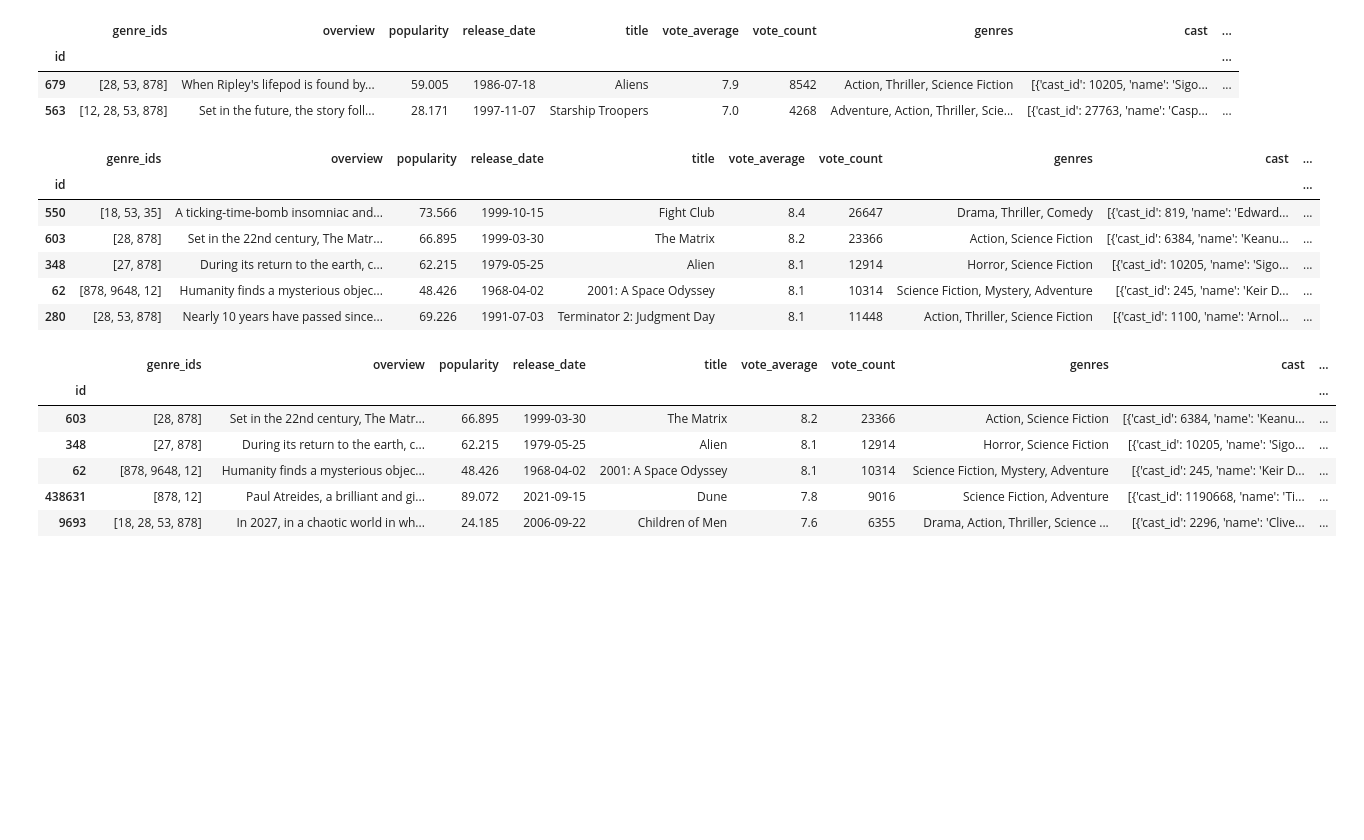
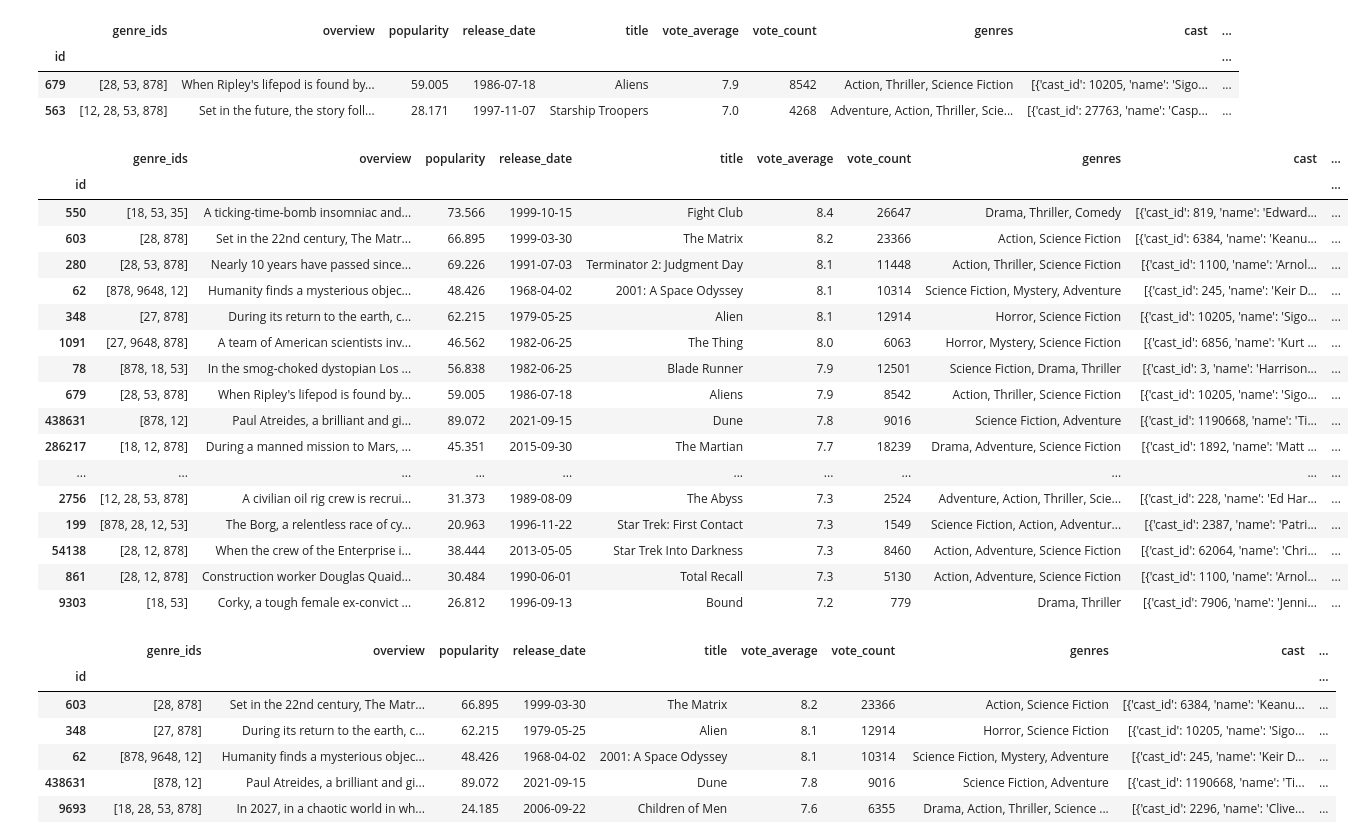
Before and after one commit to fadeeva/normal_projects, a Jupyter notebook: Popular_10000_movies_listed_on_TMDb/prsnt.ipynb, the cells around one changed output. Cells and saved outputs as stored; diff of their text form; code cells hidden in the pictures; blank space fills up the shorter version.

```diff
--- a/Popular_10000_movies_listed_on_TMDb/prsnt.ipynb
+++ b/Popular_10000_movies_listed_on_TMDb/prsnt.ipynb
@@ -740,7 +739,8 @@ class IWantToWatchSomethingLike:
         self.MIN_POPULARITY = MIN_POPULARITY
         self.MIN_RATING = self.get_rating_from_like_movies()
 
-        self.similar_movies = self.get_similar_movies()
+#         self.similar_movies = self.get_similar_movies()
+        self.similar_movies = movies_df.copy()
 
         self.vectors = Vectors_CS(self.like_df, self.similar_movies)
 
@@ -766,7 +766,7 @@ class IWantToWatchSomethingLike:
     def convert_like_info_into_df(self)->pd.DataFrame:
         return movies_df[movies_df['title'].isin(self.like)]
 
-    def show_what_i_like(self)->pd.DataFrame:
+    def show_me_what_i_like(self)->pd.DataFrame:
         return self.like_df
 
     def show_more_similar(self, amount=10, sorted_by='vote_average')->pd.DataFrame:
@@ -784,15 +784,26 @@ what_to_watch.show_what_i_like()
 | 679 | [28, 53, 878] | When Ripley's lifepod is found by... | 59.005 | 1986-07-18 | Aliens | 7.9 | 8542 | Action, Thriller, Science Fiction | [{'cast_id': 10205, 'name': 'Sigo... | ... |
 | 563 | [12, 28, 53, 878] | Set in the future, the story foll... | 28.171 | 1997-11-07 | Starship Troopers | 7.0 | 4268 | Adventure, Action, Thriller, Scie... | [{'cast_id': 27763, 'name': 'Casp... | ... |
 # %%
-what_to_watch.show_recommendation(sorted_by='vote_average', amount=5)
+what_to_watch.show_recommendation(sorted_by='vote_average', amount=25)
 # %% [output]
 |  | genre_ids | overview | popularity | release_date | title | vote_average | vote_count | genres | cast | ... |
 | id |  |  |  |  |  |  |  |  |  | ... |
 | 550 | [18, 53, 35] | A ticking-time-bomb insomniac and... | 73.566 | 1999-10-15 | Fight Club | 8.4 | 26647 | Drama, Thriller, Comedy | [{'cast_id': 819, 'name': 'Edward... | ... |
 | 603 | [28, 878] | Set in the 22nd century, The Matr... | 66.895 | 1999-03-30 | The Matrix | 8.2 | 23366 | Action, Science Fiction | [{'cast_id': 6384, 'name': 'Keanu... | ... |
+| 280 | [28, 53, 878] | Nearly 10 years have passed since... | 69.226 | 1991-07-03 | Terminator 2: Judgment Day | 8.1 | 11448 | Action, Thriller, Science Fiction | [{'cast_id': 1100, 'name': 'Arnol... | ... |
+| 62 | [878, 9648, 12] | Humanity finds a mysterious objec... | 48.426 | 1968-04-02 | 2001: A Space Odyssey | 8.1 | 10314 | Science Fiction, Mystery, Adventure | [{'cast_id': 245, 'name': 'Keir D... | ... |
 | 348 | [27, 878] | During its return to the earth, c... | 62.215 | 1979-05-25 | Alien | 8.1 | 12914 | Horror, Science Fiction | [{'cast_id': 10205, 'name': 'Sigo... | ... |
-| 62 | [878, 9648, 12] | Humanity finds a mysterious objec... | 48.426 | 1968-04-02 | 2001: A Space Odyssey | 8.1 | 10314 | Science Fiction, Mystery, Adventure | [{'cast_id': 245, 'name': 'Keir D... | ... |
-| 280 | [28, 53, 878] | Nearly 10 years have passed since... | 69.226 | 1991-07-03 | Terminator 2: Judgment Day | 8.1 | 11448 | Action, Thriller, Science Fiction | [{'cast_id': 1100, 'name': 'Arnol... | ... |
+| 1091 | [27, 9648, 878] | A team of American scientists inv... | 46.562 | 1982-06-25 | The Thing | 8.0 | 6063 | Horror, Mystery, Science Fiction | [{'cast_id': 6856, 'name': 'Kurt ... | ... |
+| 78 | [878, 18, 53] | In the smog-choked dystopian Los ... | 56.838 | 1982-06-25 | Blade Runner | 7.9 | 12501 | Science Fiction, Drama, Thriller | [{'cast_id': 3, 'name': 'Harrison... | ... |
+| 679 | [28, 53, 878] | When Ripley's lifepod is found by... | 59.005 | 1986-07-18 | Aliens | 7.9 | 8542 | Action, Thriller, Science Fiction | [{'cast_id': 10205, 'name': 'Sigo... | ... |
+| 438631 | [878, 12] | Paul Atreides, a brilliant and gi... | 89.072 | 2021-09-15 | Dune | 7.8 | 9016 | Science Fiction, Adventure | [{'cast_id': 1190668, 'name': 'Ti... | ... |
+| 286217 | [18, 12, 878] | During a manned mission to Mars, ... | 45.351 | 2015-09-30 | The Martian | 7.7 | 18239 | Drama, Adventure, Science Fiction | [{'cast_id': 1892, 'name': 'Matt ... | ... |
+| ... | ... | ... | ... | ... | ... | ... | ... | ... | ... | ... |
+| 2756 | [12, 28, 53, 878] | A civilian oil rig crew is recrui... | 31.373 | 1989-08-09 | The Abyss | 7.3 | 2524 | Adventure, Action, Thriller, Scie... | [{'cast_id': 228, 'name': 'Ed Har... | ... |
+| 199 | [878, 28, 12, 53] | The Borg, a relentless race of cy... | 20.963 | 1996-11-22 | Star Trek: First Contact | 7.3 | 1549 | Science Fiction, Action, Adventur... | [{'cast_id': 2387, 'name': 'Patri... | ... |
+| 54138 | [28, 12, 878] | When the crew of the Enterprise i... | 38.444 | 2013-05-05 | Star Trek Into Darkness | 7.3 | 8460 | Action, Adventure, Science Fiction | [{'cast_id': 62064, 'name': 'Chri... | ... |
+| 861 | [28, 12, 878] | Construction worker Douglas Quaid... | 30.484 | 1990-06-01 | Total Recall | 7.3 | 5130 | Action, Adventure, Science Fiction | [{'cast_id': 1100, 'name': 'Arnol... | ... |
+| 9303 | [18, 53] | Corky, a tough female ex-convict ... | 26.812 | 1996-09-13 | Bound | 7.2 | 779 | Drama, Thriller | [{'cast_id': 7906, 'name': 'Jenni... | ... |
 # %%
 what_to_watch.show_more_similar()
 # %% [output]
```
Also changed, not shown: parts of 2 cells of this notebook.
